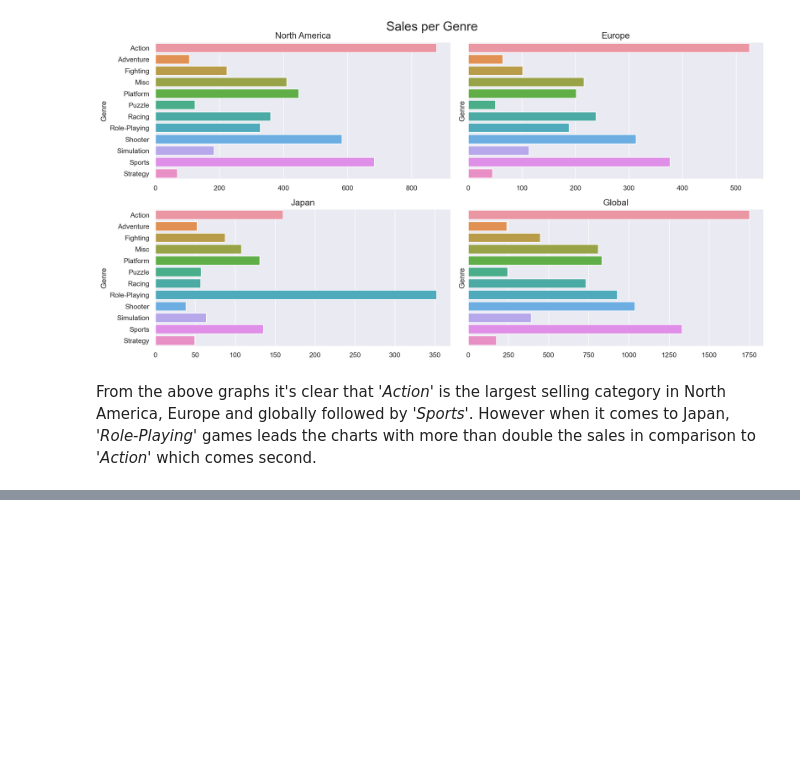
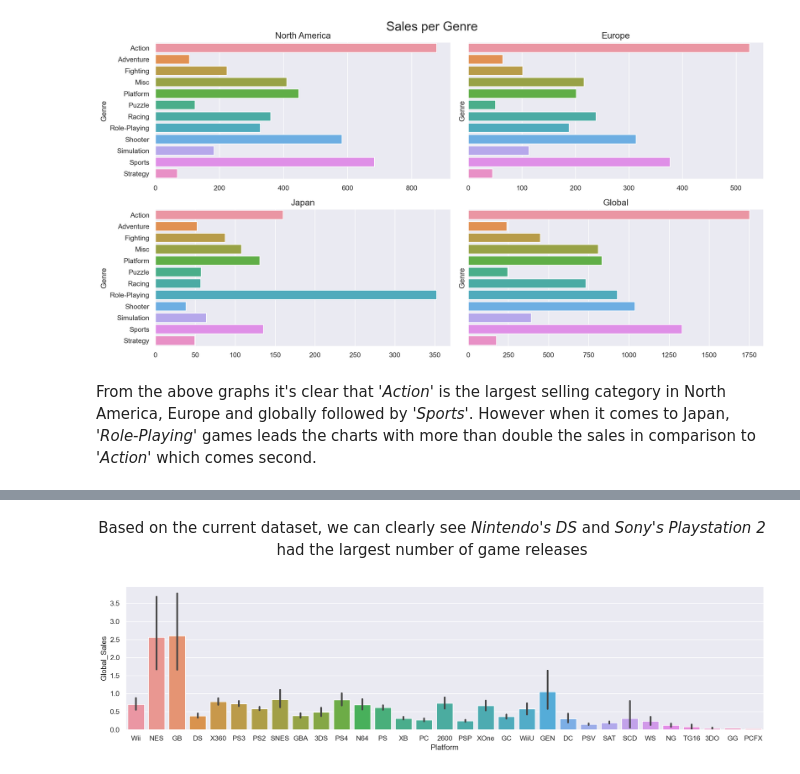
Before and after one commit to Manav099/ExploratoryDataAnalysis, a Jupyter notebook: Project03-videogame_sales/VideoGames_Sales_Analysis.ipynb, the cells around one changed output, grey strips where cells are left out. Cells and saved outputs as stored; diff of their text form; code cells hidden in the pictures; blank space fills up the shorter version.

```diff
--- a/Project03-videogame_sales/VideoGames_Sales_Analysis.ipynb
+++ b/Project03-videogame_sales/VideoGames_Sales_Analysis.ipynb
@@ -187,0 +195,7 @@ From the above graphs it's clear that <i>'Action'</i> is the largest selling cat
+# %% [markdown]
+<center> Based on the current dataset, we can clearly see <i>Nintendo's DS</i> and <i>Sony's Playstation 2</i> had the largest number of game releases </center>
+# %%
+sns.barplot(data=df, x='Platform', y='Global_Sales')
+plt.tight_layout();
+# %% [output]
+[figure, added]
```
Also changed, not shown: parts of 5 cells of this notebook.
